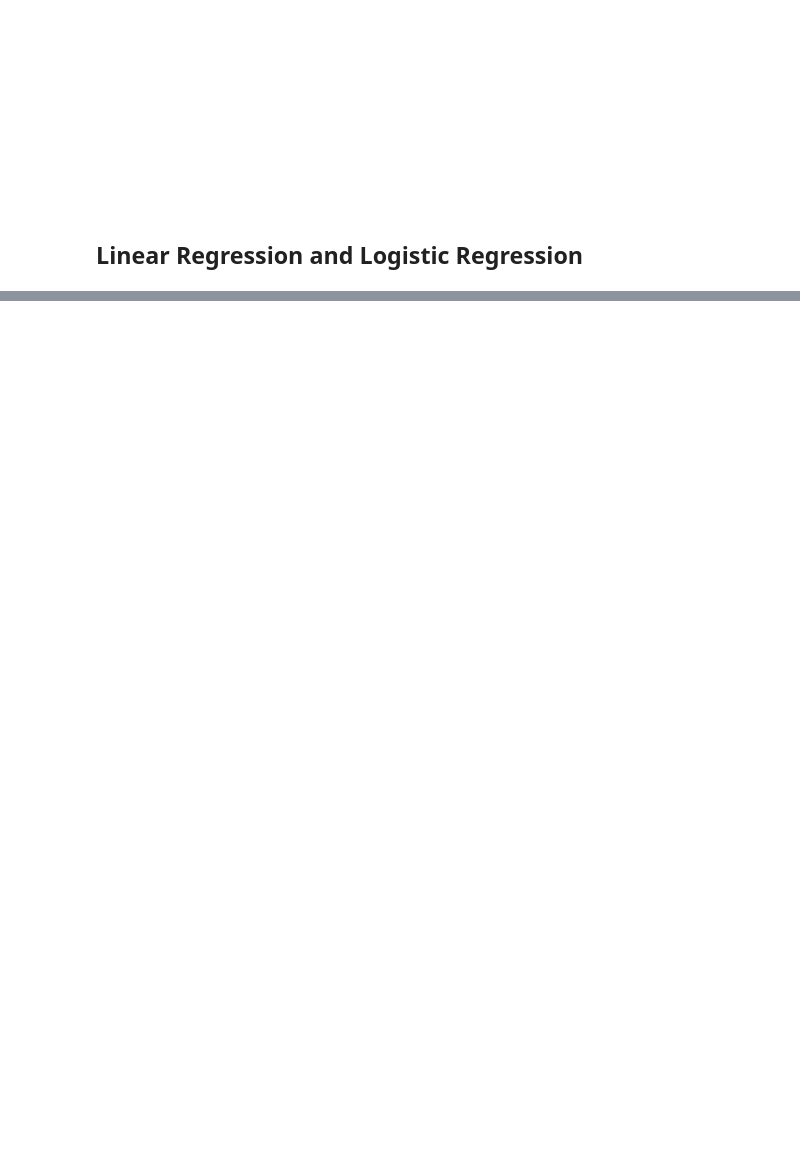
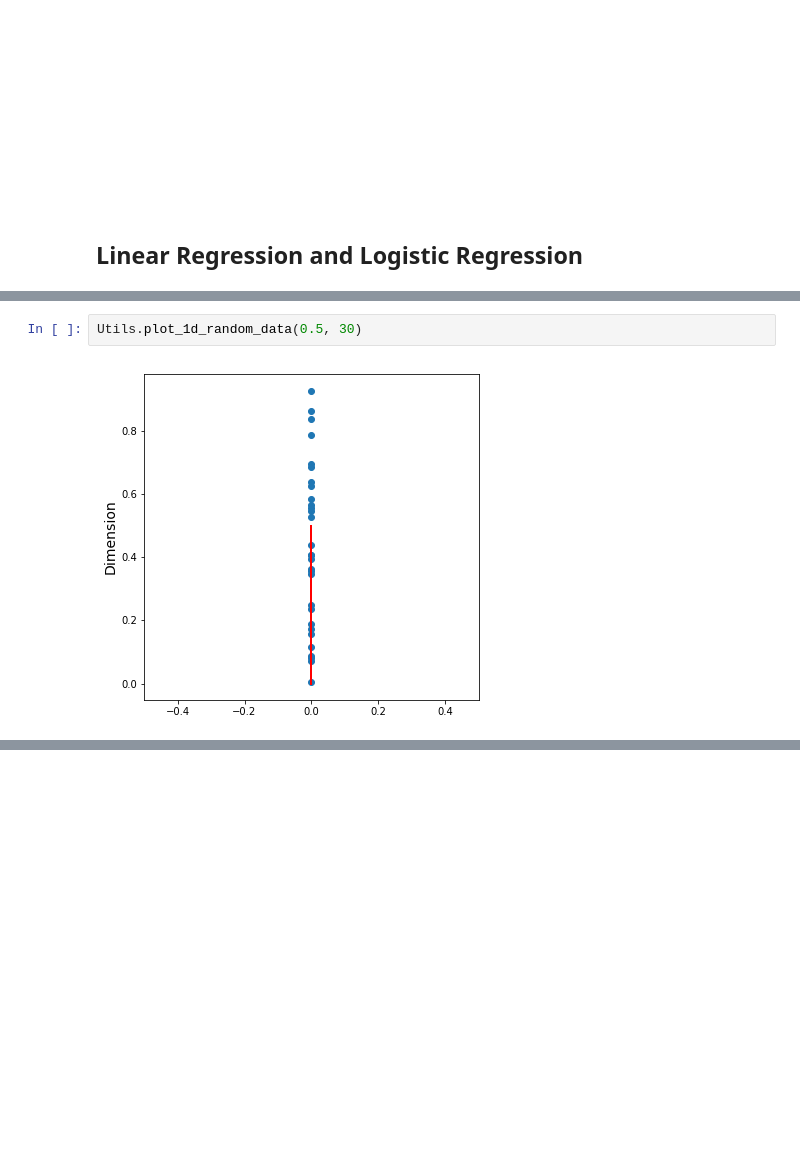
Before and after one commit to Joao-M-Almeida/ML-Tutorial, a Jupyter notebook: Tutorial Notebook.ipynb, the cells around one changed output, grey strips where cells are left out. Saved outputs shown, nothing was run; the diff lists cells and outputs as text; blank space fills up the shorter version.

```diff
--- a/Tutorial Notebook.ipynb
+++ b/Tutorial Notebook.ipynb
@@ -535,0 +835,4 @@ whisky_data
+# %%
+Utils.plot_1d_random_data(0.5, 30)
+# %% [output]
+[figure, added]
```
Also changed, not shown: parts of 67 cells of this notebook, 4 other files.
